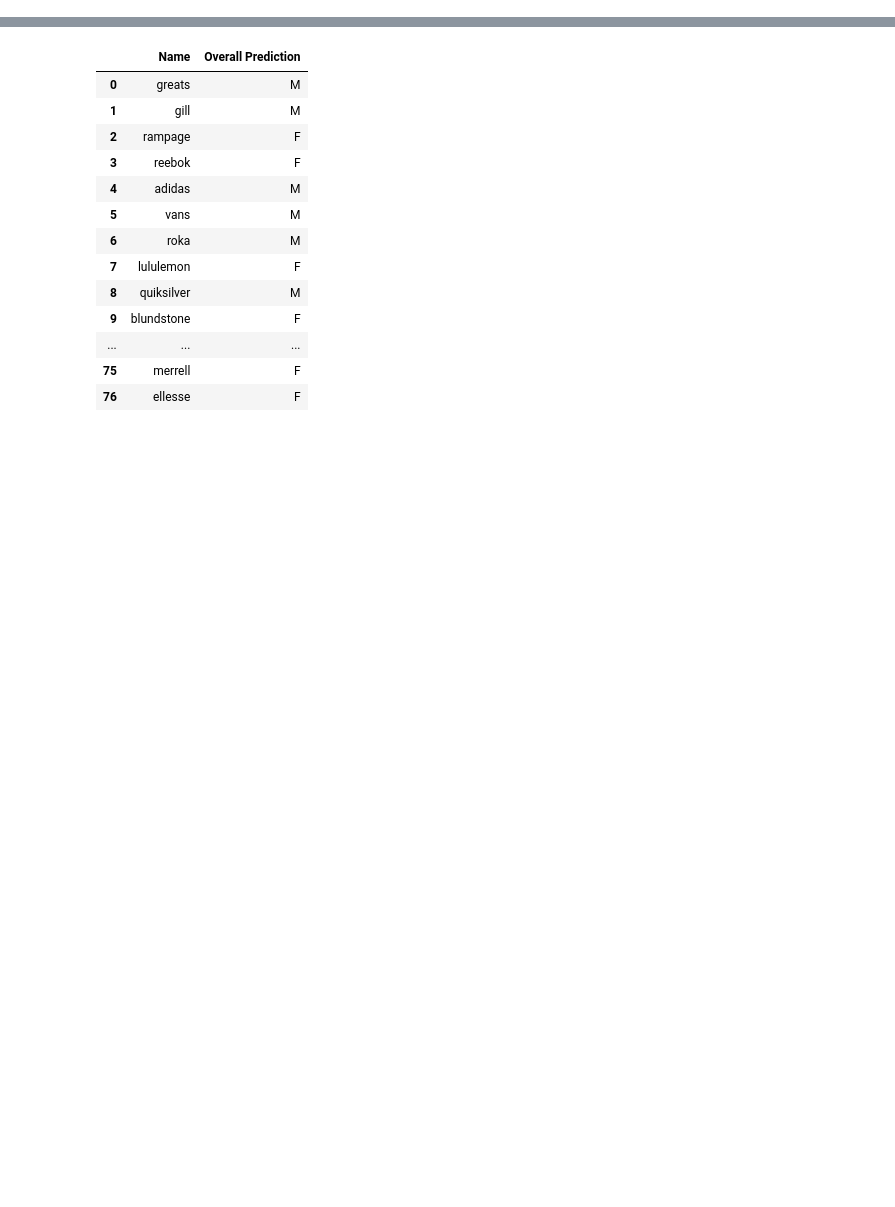
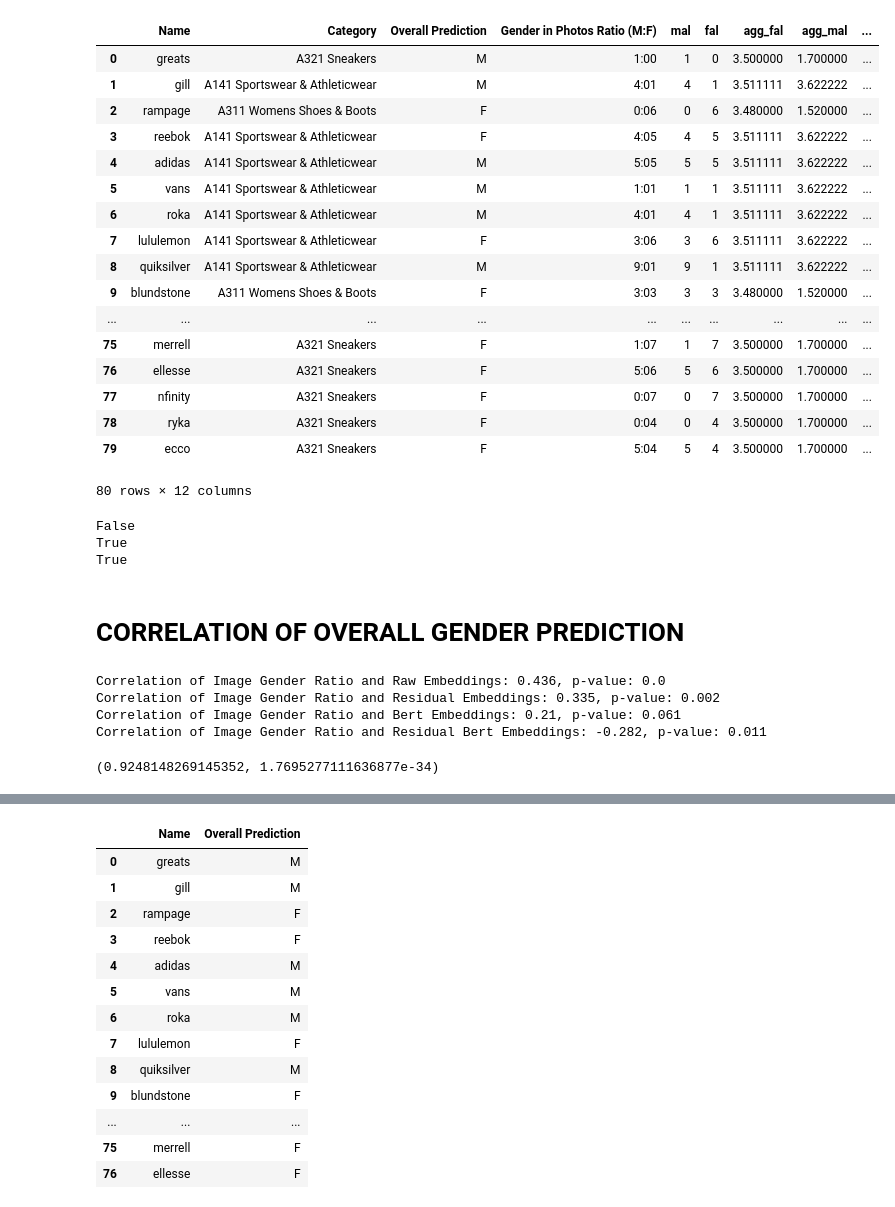
Before and after one commit to jaikaggarwal/BrandGenderPrediction, a Jupyter notebook: Code/Website vs Models.ipynb, the cells around one changed output, grey strips where cells are left out. Saved outputs shown, nothing was run; the diff lists cells and outputs as text; code cells hidden in the pictures; blank space fills up the shorter version.

Commit message:
Updated to include BERT analysis code

```diff
--- a/Code/Website vs Models.ipynb
+++ b/Code/Website vs Models.ipynb
@@ -7,0 +239,6 @@ from sklearn.metrics import matthews_corrcoef
+# %%
+web_df = pd.read_csv('../Data/brand_website_data_jan.csv', header=0)[['Name', 'Category', 'Overall Prediction', 'Gender in Photos Ratio (M:F)']]
+web_df['mal'] = web_df['Gender in Photos Ratio (M:F)'].apply(lambda x: int(x.split(":")[0]))
+web_df['fal'] = web_df['Gender in Photos Ratio (M:F)'].apply(lambda x: int(x.split(":")[1]))
+# ratio_web_df['alignment'] = ratio_web_df['fal'] / ratio_web_df['mal']
+web_df['alignment'] = (web_df['fal'] - web_df['mal']) / web_df[['fal', 'mal']].max(axis=1)
@@ -7,0 +252,43 @@ from sklearn.metrics import matthews_corrcoef
+# %%
+# RESIDUAL ANALYSIS OF ALIGNMENT SUBTRACTED BY AVERAGE CATEGORY ALIGNMENT
+web_df['category_mean'] = web_df.groupby('Category')['alignment'].transform('mean')#['A321 Sneakers']
+web_df['alignment'] -= web_df['category_mean']
+# %%
+web_df
+# %% [output]
+|  | Name | Category | Overall Prediction | Gender in Photos Ratio (M:F) | mal | fal | agg_fal | agg_mal | ... |
+| 0 | greats | A321 Sneakers | M | 1:00 | 1 | 0 | 3.500000 | 1.700000 | ... |
+| 1 | gill | A141 Sportswear & Athleticwear | M | 4:01 | 4 | 1 | 3.511111 | 3.622222 | ... |
+| 2 | rampage | A311 Womens Shoes & Boots | F | 0:06 | 0 | 6 | 3.480000 | 1.520000 | ... |
+| 3 | reebok | A141 Sportswear & Athleticwear | F | 4:05 | 4 | 5 | 3.511111 | 3.622222 | ... |
+| 4 | adidas | A141 Sportswear & Athleticwear | M | 5:05 | 5 | 5 | 3.511111 | 3.622222 | ... |
+| 5 | vans | A141 Sportswear & Athleticwear | M | 1:01 | 1 | 1 | 3.511111 | 3.622222 | ... |
+| 6 | roka | A141 Sportswear & Athleticwear | M | 4:01 | 4 | 1 | 3.511111 | 3.622222 | ... |
+| 7 | lululemon | A141 Sportswear & Athleticwear | F | 3:06 | 3 | 6 | 3.511111 | 3.622222 | ... |
+| 8 | quiksilver | A141 Sportswear & Athleticwear | M | 9:01 | 9 | 1 | 3.511111 | 3.622222 | ... |
+| 9 | blundstone | A311 Womens Shoes & Boots | F | 3:03 | 3 | 3 | 3.480000 | 1.520000 | ... |
+| ... | ... | ... | ... | ... | ... | ... | ... | ... | ... |
+| 75 | merrell | A321 Sneakers | F | 1:07 | 1 | 7 | 3.500000 | 1.700000 | ... |
+| 76 | ellesse | A321 Sneakers | F | 5:06 | 5 | 6 | 3.500000 | 1.700000 | ... |
+| 77 | nfinity | A321 Sneakers | F | 0:07 | 0 | 7 | 3.500000 | 1.700000 | ... |
+| 78 | ryka | A321 Sneakers | F | 0:04 | 0 | 4 | 3.500000 | 1.700000 | ... |
+| 79 | ecco | A321 Sneakers | F | 5:04 | 5 | 4 | 3.500000 | 1.700000 | ... |
+80 rows × 12 columns
+# %%
+web_brands = web_df['Name'].tolist()
+trim_we_def = resid_we_df[resid_we_df['brand'].isin(web_brands)]
+trim_bert_df = bert_df[bert_df['brand'].isin(web_brands)]
+sort_web_df = web_df.sort_values(by=['Name'])
+sort_embed_df = trim_we_def.sort_values(by=['brand'])
+sort_bert_df = trim_bert_df.sort_values(by=['brand'])
+
+# SANITY CHECK
+print(web_brands == trim_we_def['brand'].tolist())
+print(sort_web_df['Name'].tolist() == sort_embed_df['brand'].tolist())
+print(sort_web_df['Name'].tolist() == sort_bert_df['brand'].tolist())
+# %% [output]
+False
+True
+True
+# %% [markdown]
+# CORRELATION OF OVERALL GENDER PREDICTION
@@ -7,0 +304,14 @@ from sklearn.metrics import matthews_corrcoef
+# %%
+print(f"Correlation of Image Gender Ratio and Raw Embeddings: {np.round(alignment_correlation[0], 3)}, p-value: {np.round(alignment_correlation[1], 3)}")
+print(f"Correlation of Image Gender Ratio and Residual Embeddings: {np.round(residual_alignment_correlation[0], 3)}, p-value: {np.round(residual_alignment_correlation[1], 3)}")
+print(f"Correlation of Image Gender Ratio and Bert Embeddings: {np.round(bert_alignment_correlation[0], 3)}, p-value: {np.round(bert_alignment_correlation[1], 3)}")
+print(f"Correlation of Image Gender Ratio and Residual Bert Embeddings: {np.round(residual_bert_alignment_correlation[0], 3)}, p-value: {np.round(residual_bert_alignment_correlation[1], 3)}")
+# %% [output]
+Correlation of Image Gender Ratio and Raw Embeddings: 0.436, p-value: 0.0
+Correlation of Image Gender Ratio and Residual Embeddings: 0.335, p-value: 0.002
+Correlation of Image Gender Ratio and Bert Embeddings: 0.21, p-value: 0.061
+Correlation of Image Gender Ratio and Residual Bert Embeddings: -0.282, p-value: 0.011
+# %%
+pearsonr(sort_embed_df['residual_alignment'], sort_embed_df['alignment'])
+# %% [output]
+(0.9248148269145352, 1.7695277111636877e-34)
```
Also changed, not shown: parts of 35 cells of this notebook, 9 other files.
